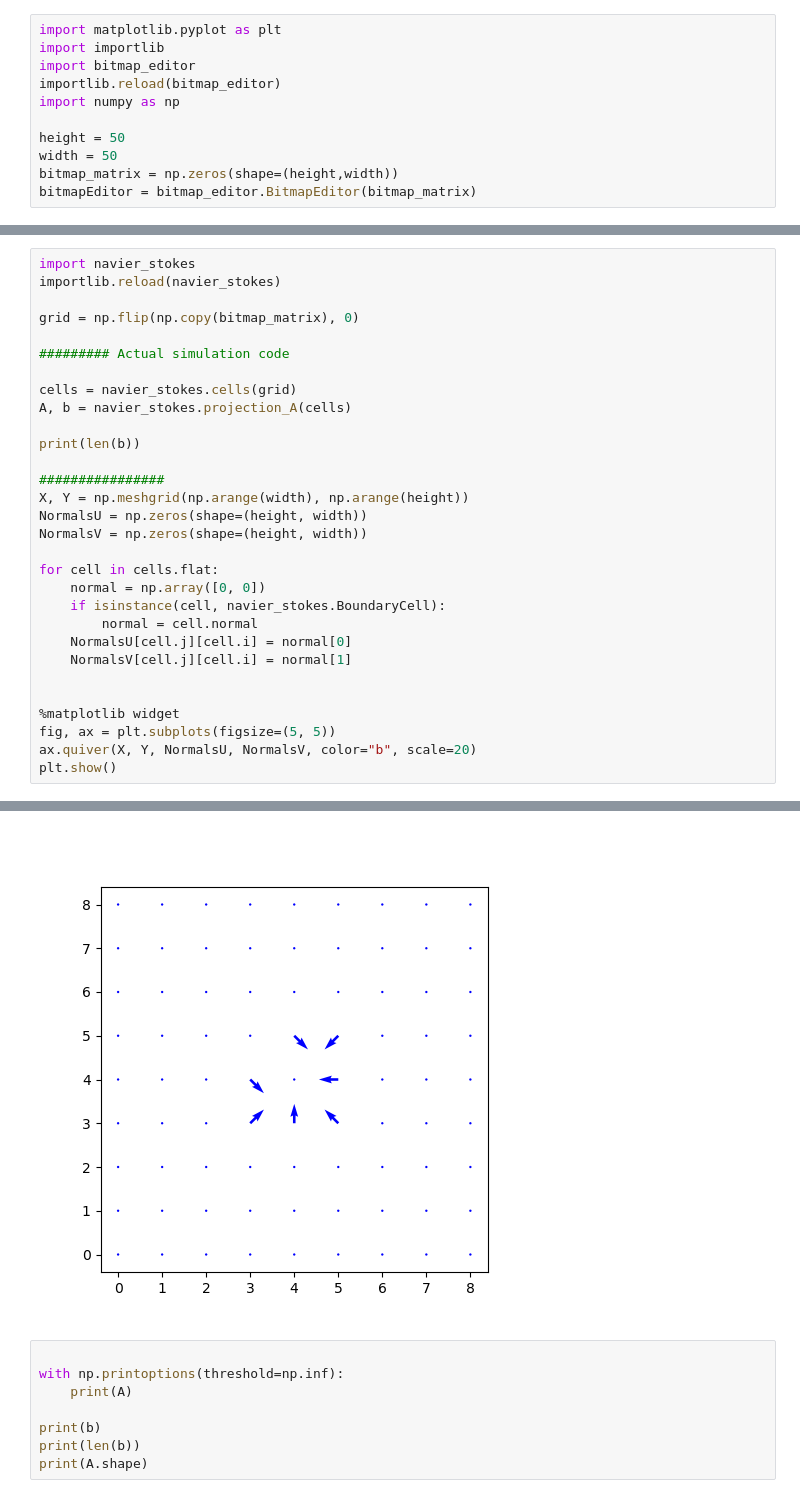
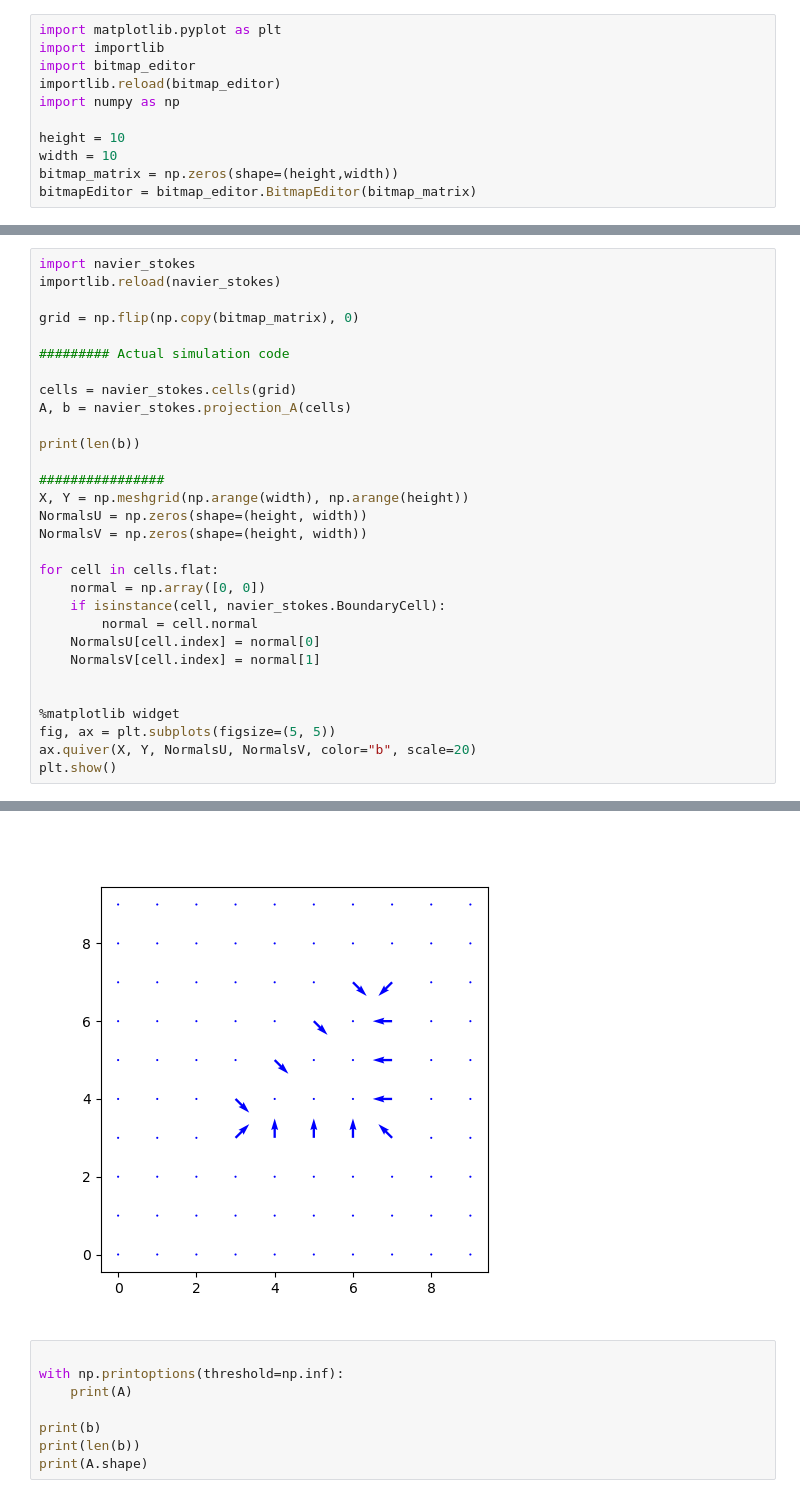
Before and after one commit to vladamakaric/navierstokes, a Jupyter notebook: ns copy.ipynb, the cells around one changed output, grey strips where cells are left out. Saved outputs shown, nothing was run; the diff lists cells and outputs as text.

```diff
--- a/ns copy.ipynb
+++ b/ns copy.ipynb
@@ -5,8 +5,8 @@ import bitmap_editor
 importlib.reload(bitmap_editor)
 import numpy as np
 
-height = 50
-width = 50
+height = 10
+width = 10
 bitmap_matrix = np.zeros(shape=(height,width))
 bitmapEditor = bitmap_editor.BitmapEditor(bitmap_matrix)
 # %% [output]
@@ -44,8 +33,8 @@ for cell in cells.flat:
     normal = np.array([0, 0])
     if isinstance(cell, navier_stokes.BoundaryCell):
         normal = cell.normal
-    NormalsU[cell.j][cell.i] = normal[0]
-    NormalsV[cell.j][cell.i] = normal[1]
+    NormalsU[cell.index] = normal[0]
+    NormalsV[cell.index] = normal[1]
 
 
 %matplotlib widget
@@ -57,4 +46,4 @@ plt.show()
-[figure, old version]
+[figure, new version]
 # %%
 
 with np.printoptions(threshold=np.inf):
```
Also changed, not shown: parts of 6 cells of this notebook, 2 other files.
